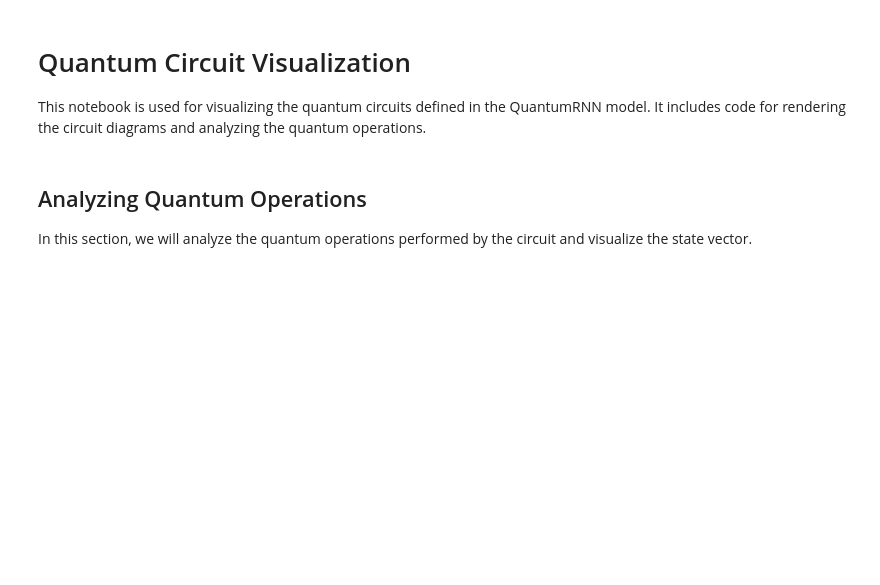
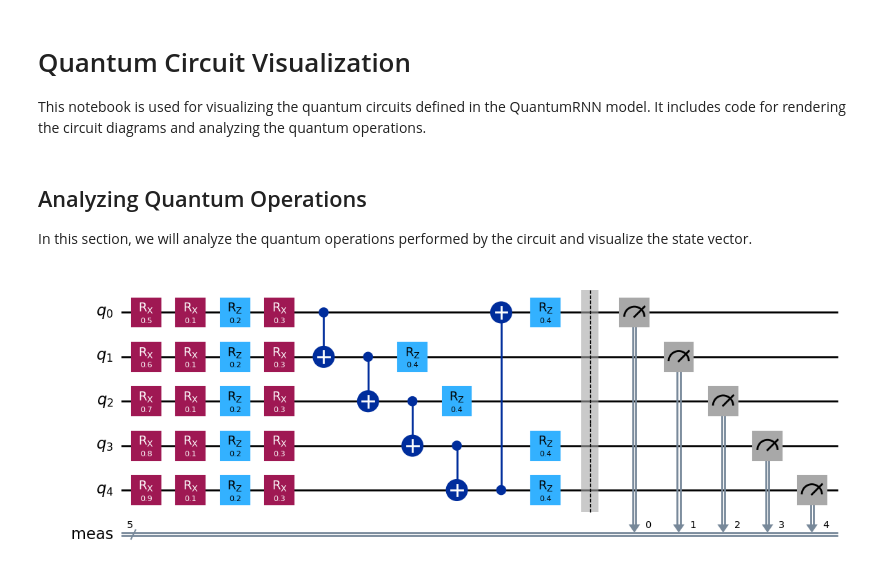
Before and after one commit to marinandres/QML, a Jupyter notebook: notebooks/quantum_circuit_visualization.ipynb, the cells around one changed output. Saved outputs shown, nothing was run; the diff lists cells and outputs as text; code cells hidden in the pictures; blank space fills up the shorter version.

Commit message:
Quantum Circuit Ready

```diff
--- a/notebooks/quantum_circuit_visualization.ipynb
+++ b/notebooks/quantum_circuit_visualization.ipynb
@@ -24,3 +5,37 @@ visualize_quantum_circuit(example_circuit)
+# %%
+from qiskit import QuantumCircuit
+
+def qrnn_circuit(n_qubits, n_layers, weights, inputs):
+    """Create a quantum circuit for the QuantumRNN model."""
+    qc = QuantumCircuit(n_qubits)
+
+    # Encode input data as angles of rotation gates
+    for i in range(min(n_qubits, len(inputs))):
+        qc.rx(inputs[i], i)  # Use RX gates to encode the input data
+
+    # Apply trainable variational layers
+    for l in range(n_layers):
+        # Rotation gates with trainable parameters
+        for i in range(n_qubits):
+            qc.rx(weights[l][i][0], i)
+            qc.rz(weights[l][i][1], i)
+            qc.rx(weights[l][i][2], i)
+
+        # Entanglement
+        for i in range(n_qubits - 1):
+            qc.cx(i, i + 1)
+
+        # Connect last qubit to first qubit to create a cyclic entanglement
+        qc.cx(n_qubits - 1, 0)
+
+        # Additional rotation gates with trainable parameters
+        for i in range(n_qubits):
+            qc.rz(weights[l][i][3], i)
+
+    # Add measurements
+    qc.measure_all()
+
+    return qc
 # %% [markdown]
 ## Analyzing Quantum Operations
 
@@ -44,0 +43,13 @@ simulate_and_plot(example_circuit)
+# %%
+n_qubits = 5
+n_layers = 1
+weights = [[[0.1, 0.2, 0.3, 0.4] for _ in range(n_qubits)] for _ in range(n_layers)]
+inputs = [0.5, 0.6, 0.7, 0.8, 0.9]  # Example inputs
+
+# Create the quantum circuit
+qc = qrnn_circuit(n_qubits, n_layers, weights, inputs)
+
+# Visualize the quantum circuit
+qc.draw('mpl')
+# %% [output]
+[figure, added]
```
Also changed, not shown: parts of 3 cells of this notebook, 1 other file.
